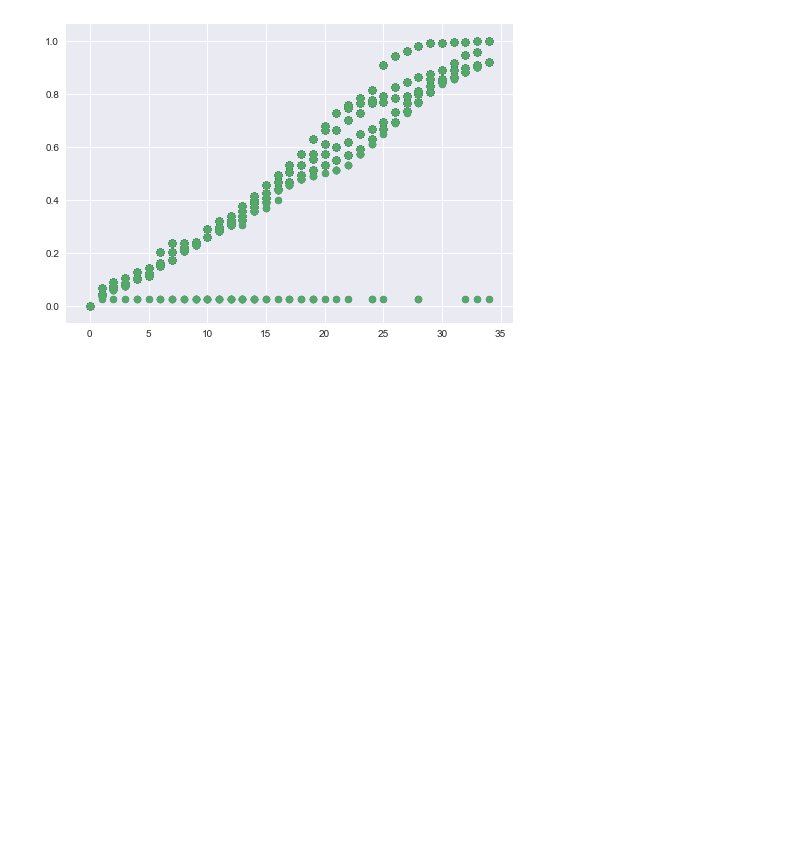
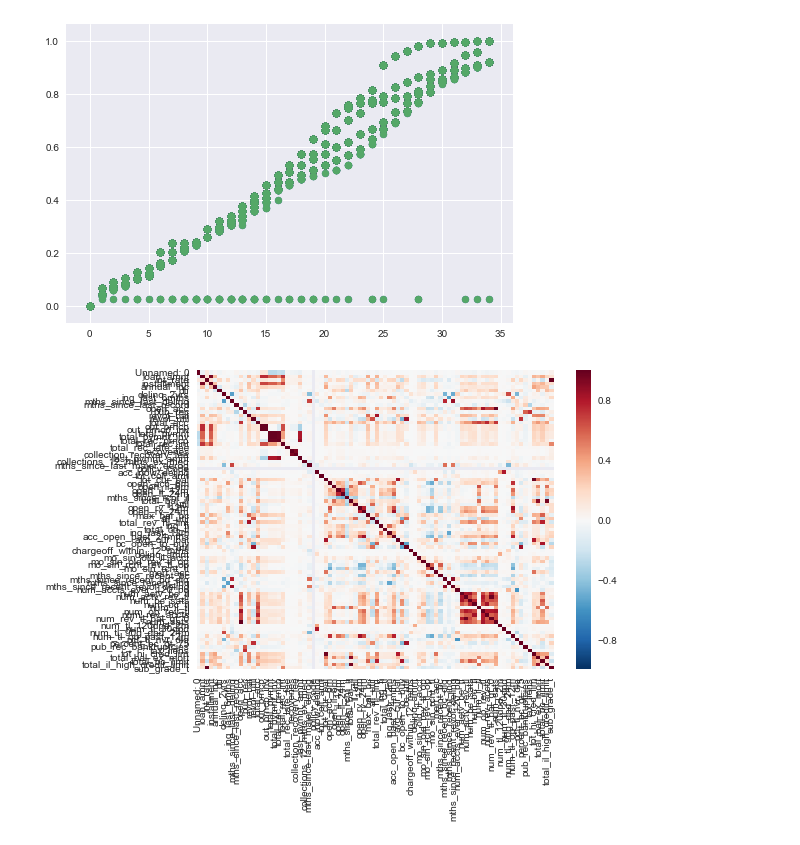
Before and after one commit to devyohan/fc_team_project2, a Jupyter notebook: Analyze_YG.ipynb, the cells around one changed output. Saved outputs shown, nothing was run; the diff lists cells and outputs as text; code cells hidden in the pictures; blank space fills up the shorter version.

Commit message:
heatmap for corr
^m^

```diff
--- a/Analyze_YG.ipynb
+++ b/Analyze_YG.ipynb
@@ -50,3 +50,8 @@ plt.scatter(df0.sub_grade_t,df0.int_rate)
 plt.show()
 # %% [output]
 [figure]
+# %%
+sns.heatmap(df0.corr())
+plt.show()
+# %% [output]
+[figure, added]
```
